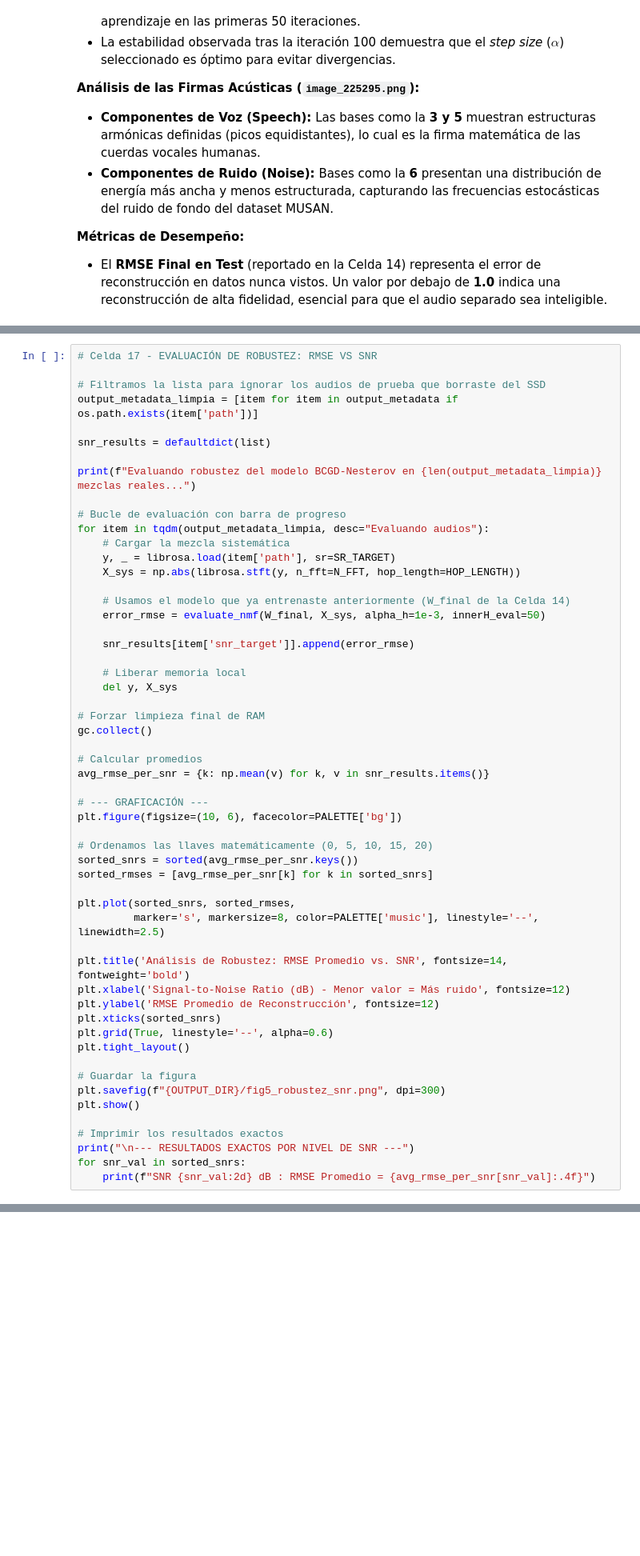
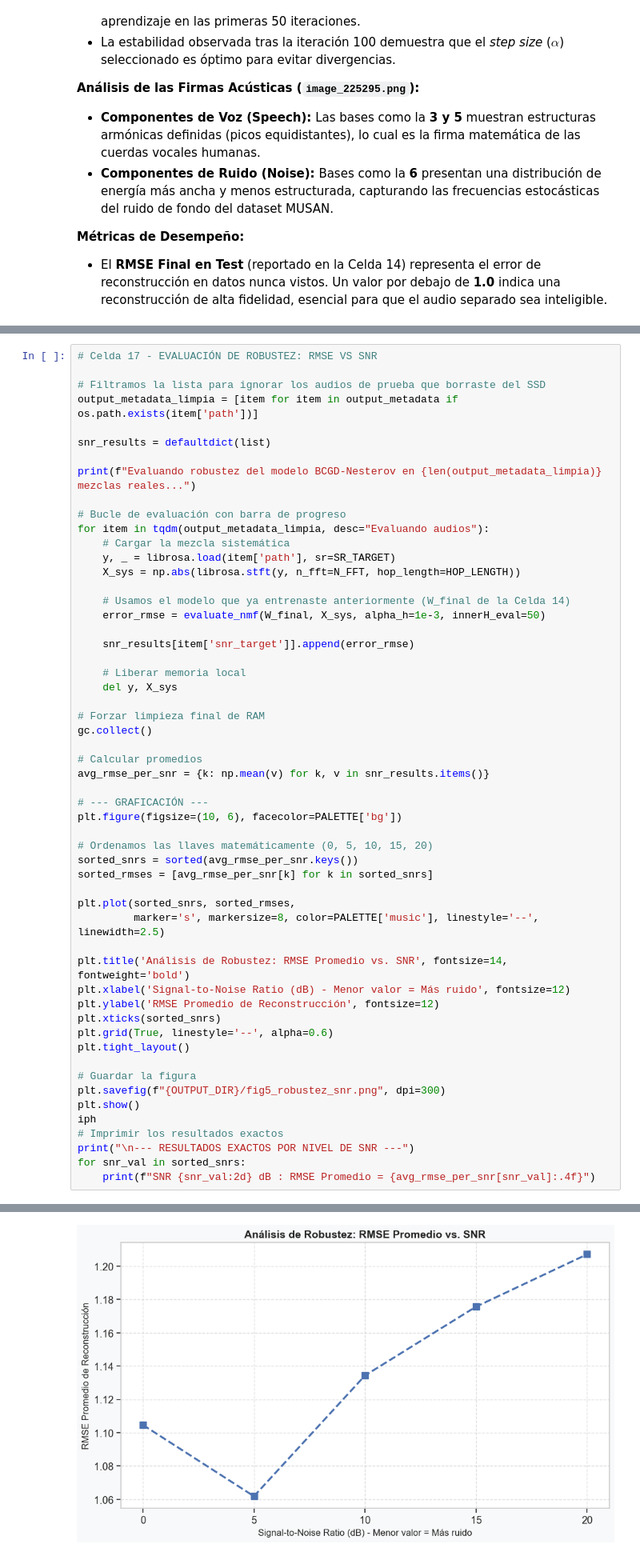
Before and after one commit to LuisPablo54/nmf-audio-separation, a Jupyter notebook: notebooks/Final.ipynb, the cells around one changed output, grey strips where cells are left out. Shown at 80% size. Drawn from its saved outputs; the diff is of its cells as text; blank space fills up the shorter version.

```diff
--- a/notebooks/Final.ipynb
+++ b/notebooks/Final.ipynb
@@ -1271,31 +1267,32 @@ gc.collect()
 
 # Calcular promedios
 avg_rmse_per_snr = {k: np.mean(v) for k, v in snr_results.items()}
 
 # --- GRAFICACIÓN ---
 plt.figure(figsize=(10, 6), facecolor=PALETTE['bg'])
 
 # Ordenamos las llaves matemáticamente (0, 5, 10, 15, 20)
 sorted_snrs = sorted(avg_rmse_per_snr.keys())
 sorted_rmses = [avg_rmse_per_snr[k] for k in sorted_snrs]
 
 plt.plot(sorted_snrs, sorted_rmses,
          marker='s', markersize=8, color=PALETTE['music'], linestyle='--', linewidth=2.5)
 
 plt.title('Análisis de Robustez: RMSE Promedio vs. SNR', fontsize=14, fontweight='bold')
 plt.xlabel('Signal-to-Noise Ratio (dB) - Menor valor = Más ruido', fontsize=12)
 plt.ylabel('RMSE Promedio de Reconstrucción', fontsize=12)
 plt.xticks(sorted_snrs)
 plt.grid(True, linestyle='--', alpha=0.6)
 plt.tight_layout()
 
 # Guardar la figura
 plt.savefig(f"{OUTPUT_DIR}/fig5_robustez_snr.png", dpi=300)
 plt.show()
-
+iph
 # Imprimir los resultados exactos
 print("\n--- RESULTADOS EXACTOS POR NIVEL DE SNR ---")
 for snr_val in sorted_snrs:
     print(f"SNR {snr_val:2d} dB : RMSE Promedio = {avg_rmse_per_snr[snr_val]:.4f}")
 # %% [output]
 Evaluando robustez del modelo BCGD-Nesterov en 2130 mezclas reales...
+[figure, added]
```
Also changed, not shown: parts of 6 cells of this notebook, 1 other file.
